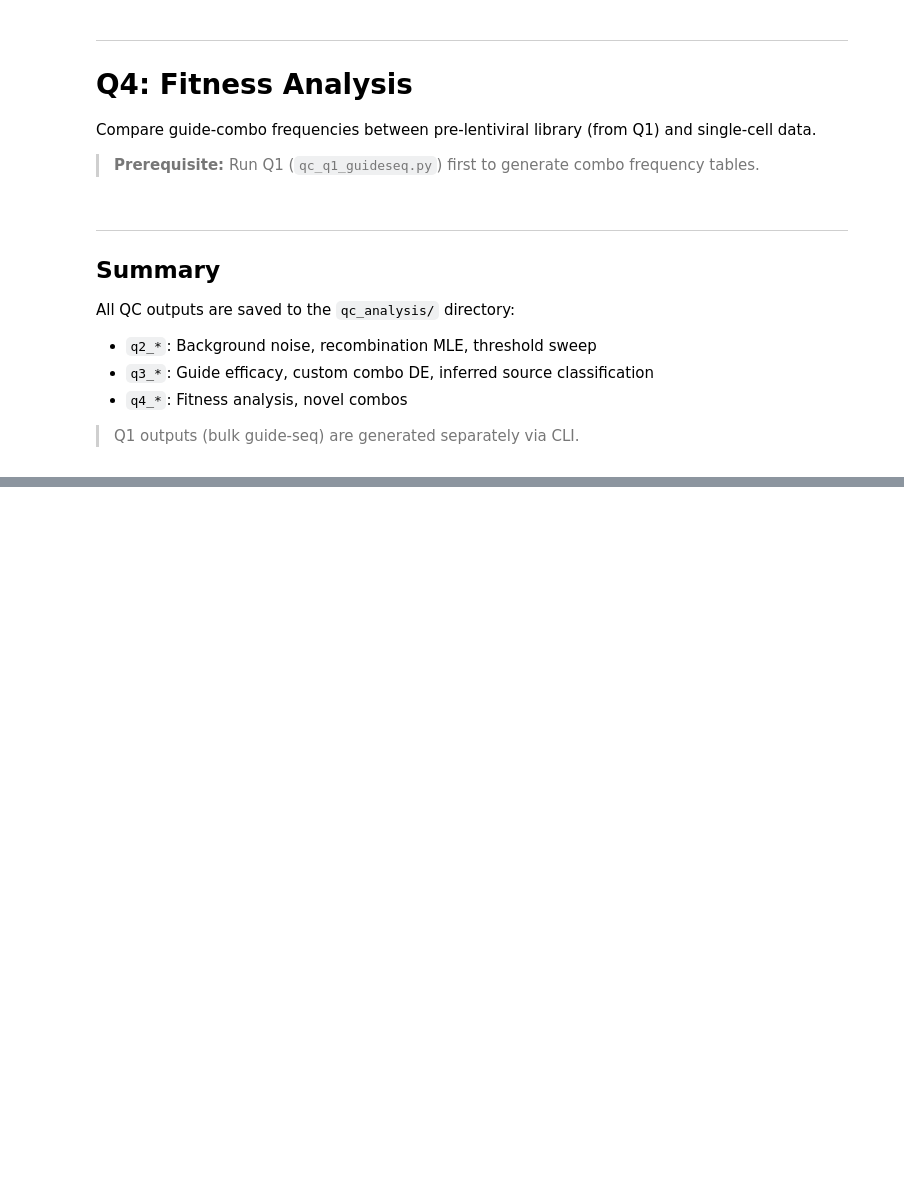
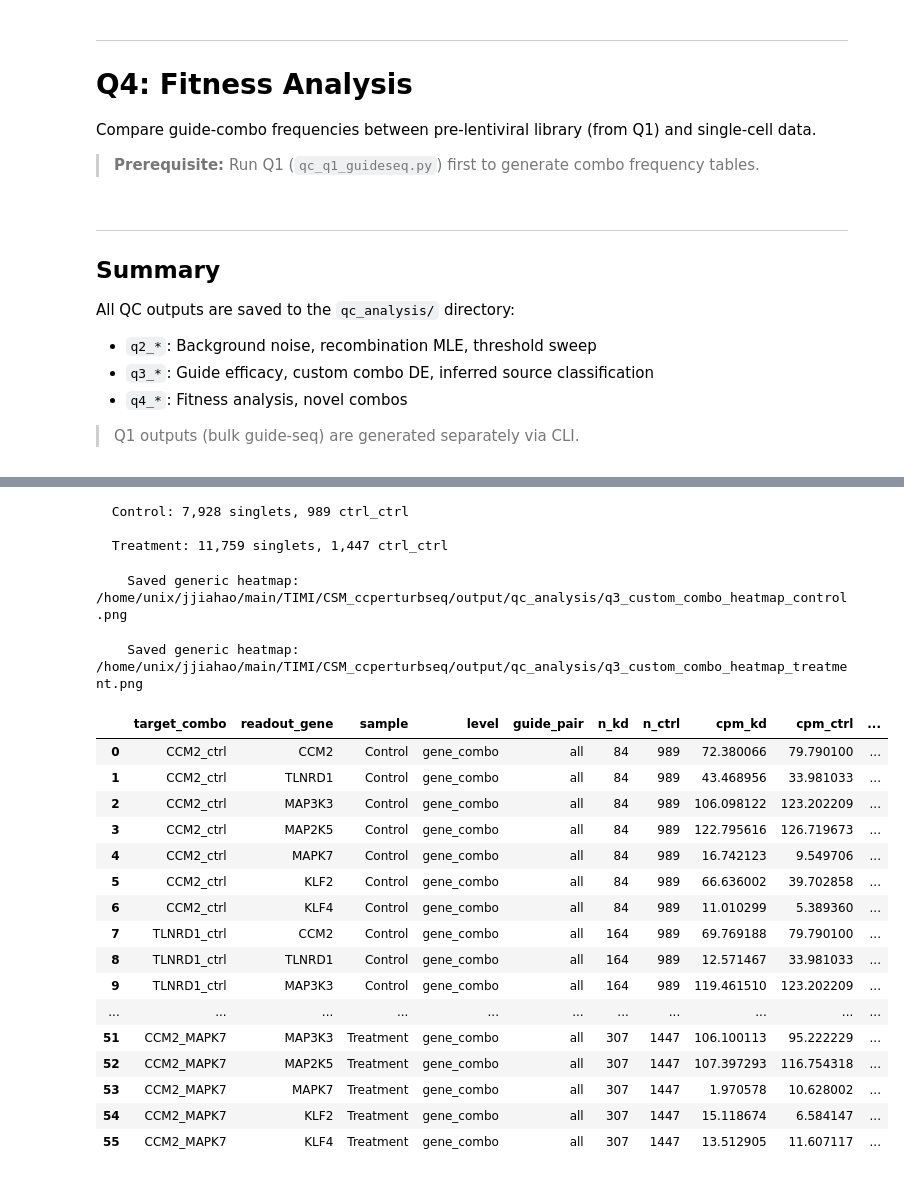
Before and after one commit to jhjiang2020/CSM_ccperturbseq, a Jupyter notebook: scripts/qc_analysis.ipynb, the cells around one changed output, grey strips where cells are left out. Cells and saved outputs as stored; diff of their text form; code cells hidden in the pictures; blank space fills up the shorter version.

```diff
--- a/scripts/qc_analysis.ipynb
+++ b/scripts/qc_analysis.ipynb
@@ -1779,0 +1521,78 @@ All QC outputs are saved to the `qc_analysis/` directory:
+# %%
+# --- Custom Combo KD Analysis ---
+
+target_combos = ['CCM2_ctrl', 'TLNRD1_ctrl', 'CCM2_TLNRD1', 'CCM2_MAPK7']
+readout_genes = ['CCM2', 'TLNRD1', 'MAP3K3', 'MAP2K5', 'MAPK7', 'KLF2', 'KLF4']
+
+# Use perfect singlets
+singlets = adata.obs[
+    (adata.obs['combo_type'] == 'singlet') &
+    (adata.obs['detection_status'] == 'complete')
+]
+
+all_gene_dfs = []
+all_guide_dfs = []
+
+for sample_name in ['Control', 'Treatment']:
+    sample_cells = singlets[singlets['sample'] == sample_name]
+    ctrl_bcs = sample_cells[sample_cells['target_combo'] == 'ctrl_ctrl'].index.tolist()
+    print(f"\n  {sample_name}: {len(sample_cells):,} singlets, {len(ctrl_bcs):,} ctrl_ctrl")
+
+    gene_df, guide_df = q3.compute_custom_combo_de(
+        adata, sample_cells, target_combos, readout_genes, ctrl_bcs, sample_name
+    )
+    all_gene_dfs.append(gene_df)
+    all_guide_dfs.append(guide_df)
+
+gene_results = pd.concat(all_gene_dfs, ignore_index=True)
+guide_results = pd.concat(all_guide_dfs, ignore_index=True)
+
+#gene_results.to_csv(os.path.join(qc_out_dir, 'q3_custom_combo_gene_level.csv'), index=False)
+#guide_results.to_csv(os.path.join(qc_out_dir, 'q3_custom_combo_guide_level.csv'), index=False)
+
+# preserve the order of target_combos and readout_genes for the heatmap
+guide_results['target_combo'] = pd.Categorical(guide_results['target_combo'], categories=target_combos, ordered=True)
+guide_results['readout_gene'] = pd.Categorical(guide_results['readout_gene'], categories=readout_genes, ordered=True)
+
+#q3.plot_custom_combo_heatmap(
+#    gene_results,
+#    os.path.join(qc_out_dir, 'q3_custom_combo_heatmap.png'),
+#    title='Custom Combo KD (Gene-Level)',
+#    show=True
+#)
+
+q3.plot_de_heatmap(
+    result_df=gene_results,
+    save_path=os.path.join(qc_out_dir, 'q3_custom_combo_heatmap.png'),
+    title_suffix=' (Custom Combo KD Gene-Level)',
+    row_key='readout_gene',
+    col_key='target_combo',
+    color_key='log2FC',
+    split_by='sample',
+    annotation_key=['cpm_kd', 'n_kd', 'p_adj']
+)
+
+display(gene_results)
+# %% [output]
+  Control: 7,928 singlets, 989 ctrl_ctrl
+
+  Treatment: 11,759 singlets, 1,447 ctrl_ctrl
+    Saved generic heatmap: /home/unix/jjiahao/main/TIMI/CSM_ccperturbseq/output/qc_analysis/q3_custom_combo_heatmap_control.png
+    Saved generic heatmap: /home/unix/jjiahao/main/TIMI/CSM_ccperturbseq/output/qc_analysis/q3_custom_combo_heatmap_treatment.png
+|  | target_combo | readout_gene | sample | level | guide_pair | n_kd | n_ctrl | cpm_kd | cpm_ctrl | ... |
+| 0 | CCM2_ctrl | CCM2 | Control | gene_combo | all | 84 | 989 | 72.380066 | 79.790100 | ... |
+| 1 | CCM2_ctrl | TLNRD1 | Control | gene_combo | all | 84 | 989 | 43.468956 | 33.981033 | ... |
+| 2 | CCM2_ctrl | MAP3K3 | Control | gene_combo | all | 84 | 989 | 106.098122 | 123.202209 | ... |
+| 3 | CCM2_ctrl | MAP2K5 | Control | gene_combo | all | 84 | 989 | 122.795616 | 126.719673 | ... |
+| 4 | CCM2_ctrl | MAPK7 | Control | gene_combo | all | 84 | 989 | 16.742123 | 9.549706 | ... |
+| 5 | CCM2_ctrl | KLF2 | Control | gene_combo | all | 84 | 989 | 66.636002 | 39.702858 | ... |
+| 6 | CCM2_ctrl | KLF4 | Control | gene_combo | all | 84 | 989 | 11.010299 | 5.389360 | ... |
+| 7 | TLNRD1_ctrl | CCM2 | Control | gene_combo | all | 164 | 989 | 69.769188 | 79.790100 | ... |
+| 8 | TLNRD1_ctrl | TLNRD1 | Control | gene_combo | all | 164 | 989 | 12.571467 | 33.981033 | ... |
+| 9 | TLNRD1_ctrl | MAP3K3 | Control | gene_combo | all | 164 | 989 | 119.461510 | 123.202209 | ... |
+| ... | ... | ... | ... | ... | ... | ... | ... | ... | ... | ... |
+| 51 | CCM2_MAPK7 | MAP3K3 | Treatment | gene_combo | all | 307 | 1447 | 106.100113 | 95.222229 | ... |
+| 52 | CCM2_MAPK7 | MAP2K5 | Treatment | gene_combo | all | 307 | 1447 | 107.397293 | 116.754318 | ... |
+| 53 | CCM2_MAPK7 | MAPK7 | Treatment | gene_combo | all | 307 | 1447 | 1.970578 | 10.628002 | ... |
+| 54 | CCM2_MAPK7 | KLF2 | Treatment | gene_combo | all | 307 | 1447 | 15.118674 | 6.584147 | ... |
+| 55 | CCM2_MAPK7 | KLF4 | Treatment | gene_combo | all | 307 | 1447 | 13.512905 | 11.607117 | ... |
```
Also changed, not shown: parts of 54 cells of this notebook, 1 other file.
